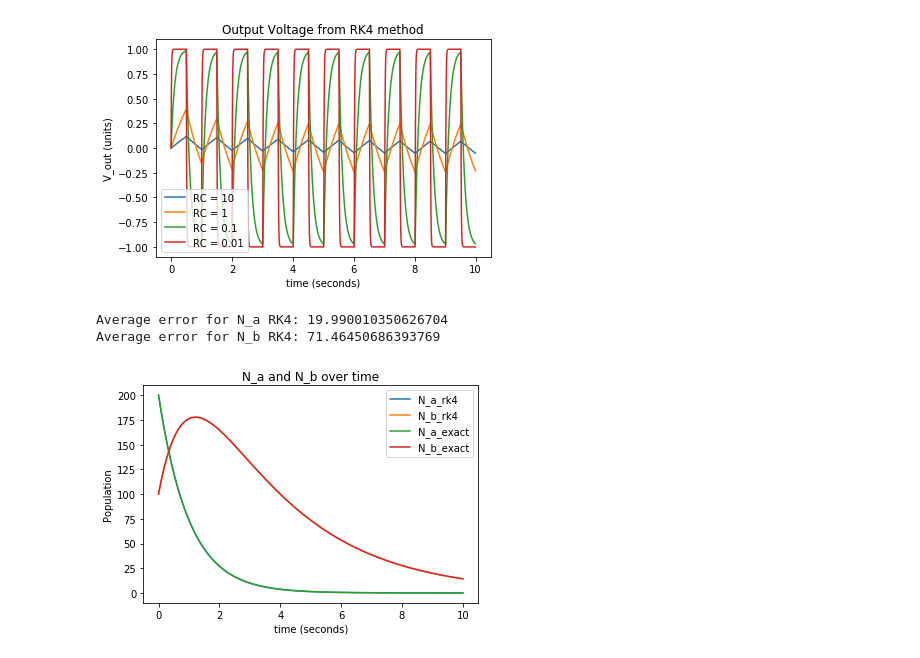
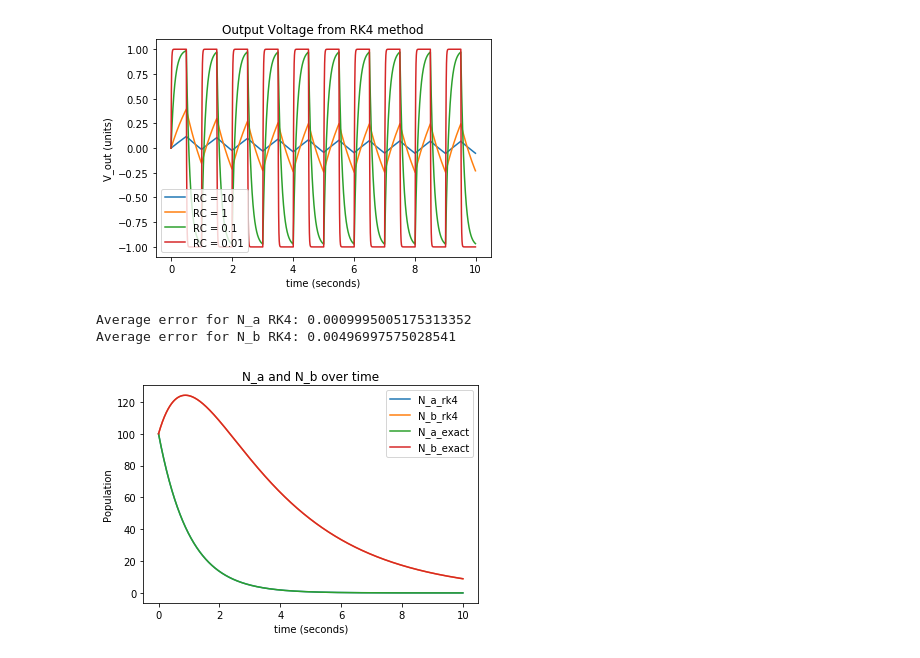
Before and after one commit to wolcottb/Lectures, a Jupyter notebook: hw1.ipynb, the cells around one changed output. Cells and saved outputs as stored; diff of their text form; code cells hidden in the pictures.

```diff
--- a/hw1.ipynb
+++ b/hw1.ipynb
@@ -151,11 +151,12 @@ def g(N, T_a, T_b):
     return g
 
 # Define constants and initial conditions
-N_a0, N_b0 = 200, 100
+N_a0, N_b0 = 100, 100
 T_a, T_b = 1, 3
 t0 = 0
 t_final, dt = 10, 0.001
 
+# Define exact solution
 def exact(t, N_a0, N_b0, T_a, T_b, t0=0.0):
     a = T_a
     b = T_b
@@ -163,34 +164,40 @@ def exact(t, N_a0, N_b0, T_a, T_b, t0=0.0):
     N_b = ((N_a0*b)/(a - b))*np.exp(-(t*(a+b))/(a*b))*(np.exp(t/b) - np.exp(t/a)) + N_b0*np.exp(-t/b)
     return N_a, N_b
 
 t_list, N_list = approx_rk4(dt, t_final, N_a0, N_b0, T_a, T_b)
 
 t_exact = np.linspace(t0,t_final,t_final/dt)
 
 N_a_exact, N_b_exact = exact(t_exact, N_a0, N_b0, T_a, T_b)
 
+# plot RK4 and exact solution
 fig = plt.figure()
 ax = fig.add_subplot(111)
 ax.plot(t_list, N_list[::2], linestyle = '-', label = "N_a_rk4")
 ax.plot(t_list, N_list[1::2], linestyle = '-', label = "N_b_rk4")
 ax.plot(t_exact, N_a_exact, linestyle = '-', label = "N_a_exact")
 ax.plot(t_exact, N_b_exact, linestyle = '-', label = "N_b_exact")
 plt.legend()
 plt.xlabel("time (seconds)")
 plt.ylabel("Population")
 plt.title('N_a and N_b over time')
 
+# Find average error
 def av_error(approx, exact):
     error = abs(approx - exact)
- #   av_error = np.average(error)
+    av_error = np.average(error)
   #  cum = np.sum(error)
     return(av_error)
 
 error_a = av_error(N_list[::2], N_a_exact)
 error_b = av_error(N_list[1::2], N_b_exact)
 print("Average error for N_a RK4:", error_a)
 print("Average error for N_b RK4:", error_b)
+
+# Average error of order 0.001 and lines of exact and approximate solutions are indistinguishable on plot
+
+#
 # %% [output]
-Average error for N_a RK4: 19.990010350626704
-Average error for N_b RK4: 71.46450686393769
+Average error for N_a RK4: 0.0009995005175313352
+Average error for N_b RK4: 0.00496997575028541
-[figure, old version]
+[figure, new version]
```
Also changed, not shown: parts of 10 cells of this notebook.
